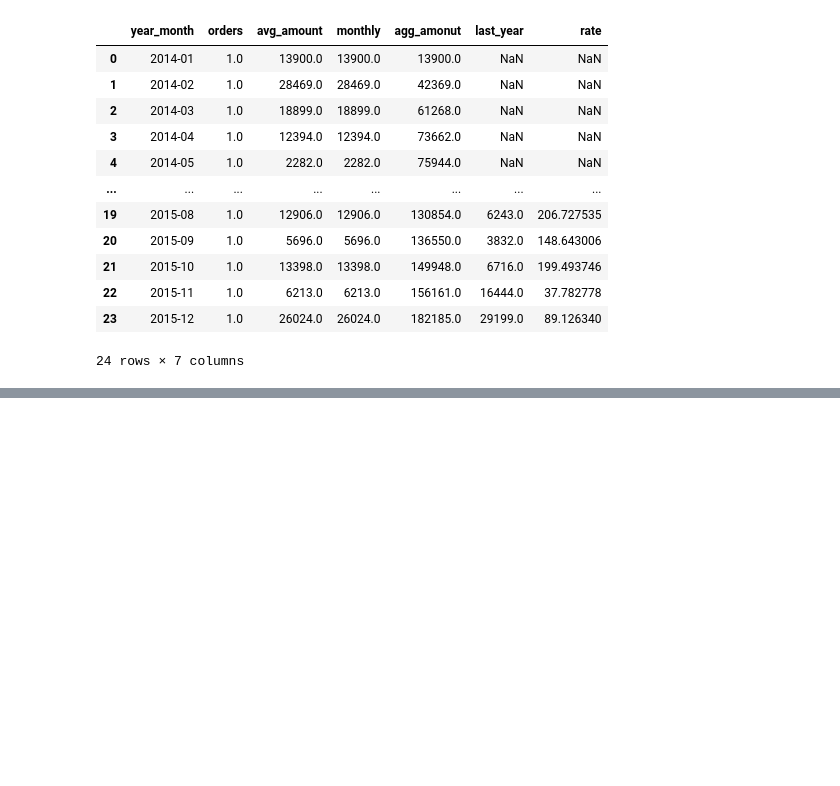
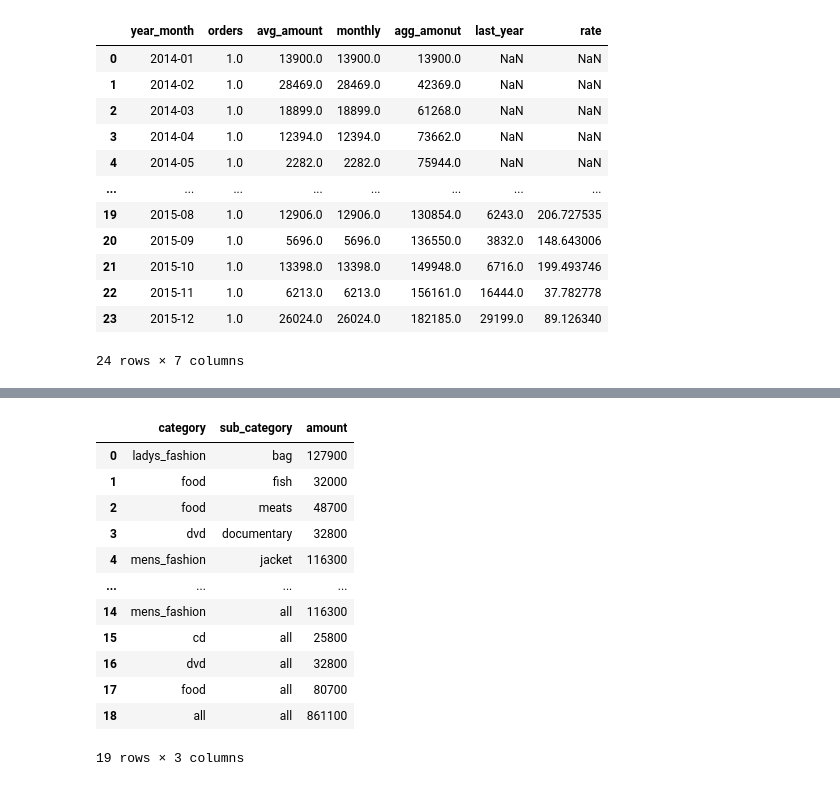
Before and after one commit to mittwoch09/Today-I-Learned, a Jupyter notebook: DataAnalysis/data_extraction_to_understand_sales.ipynb, the cells around one changed output, grey strips where cells are left out. Drawn from its saved outputs; the diff is of its cells as text; code cells hidden in the pictures; blank space fills up the shorter version.

```diff
--- a/DataAnalysis/data_extraction_to_understand_sales.ipynb
+++ b/DataAnalysis/data_extraction_to_understand_sales.ipynb
@@ -448,0 +469,55 @@ select(query_98)
+# %%
+query_101 = """
+        WITH
+        sub_category_amount AS (
+         -- 소 카테고리의 매출 집계하기
+         SELECT
+            category AS category
+          , sub_category AS sub_category
+          , SUM(price) AS amount
+         FROM
+           purchase_detail_log
+         GROUP BY
+           category, sub_category
+        )
+        , category_amount AS (
+           -- 대 카테고리의 매출 집계하기
+           SELECT
+              category
+            , 'all' AS sub_category
+            , SUM(price) AS amount
+           FROM
+              purchase_detail_log
+           GROUP BY
+              category
+        )
+        , total_amount AS (
+            -- 전체 매출 집계하기
+            SELECT
+               'all' AS category
+             , 'all' AS sub_category
+             , SUM(price) AS amount
+            FROM
+               purchase_detail_log
+        )
+                  SELECT category, sub_category, amount FROM sub_category_amount
+        UNION ALL SELECT category, sub_category, amount FROM category_amount
+        UNION ALL SELECT category, sub_category, amount FROM total_amount
+        ;
+        """
+
+select(query_101)
+# %% [output]
+|  | category | sub_category | amount |
+| 0 | ladys_fashion | bag | 127900 |
+| 1 | food | fish | 32000 |
+| 2 | food | meats | 48700 |
+| 3 | dvd | documentary | 32800 |
+| 4 | mens_fashion | jacket | 116300 |
+| ... | ... | ... | ... |
+| 14 | mens_fashion | all | 116300 |
+| 15 | cd | all | 25800 |
+| 16 | dvd | all | 32800 |
+| 17 | food | all | 80700 |
+| 18 | all | all | 861100 |
+19 rows × 3 columns
```
Also changed, not shown: parts of 9 cells of this notebook.
